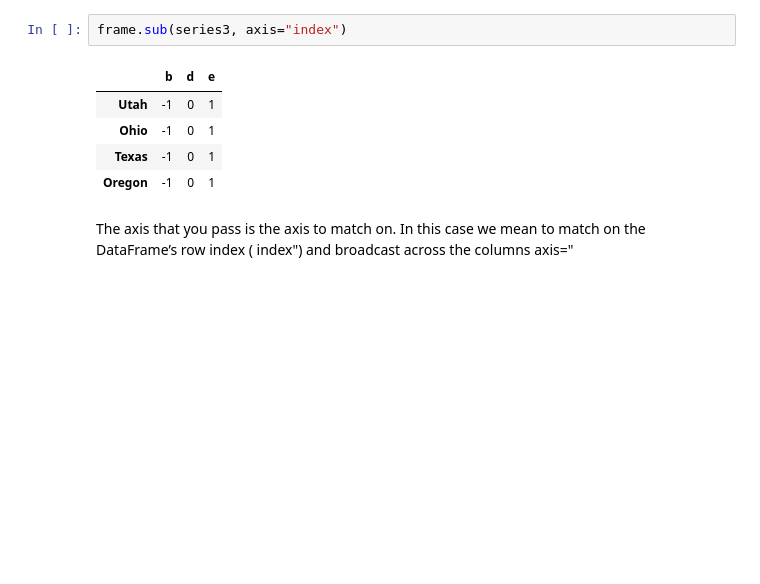
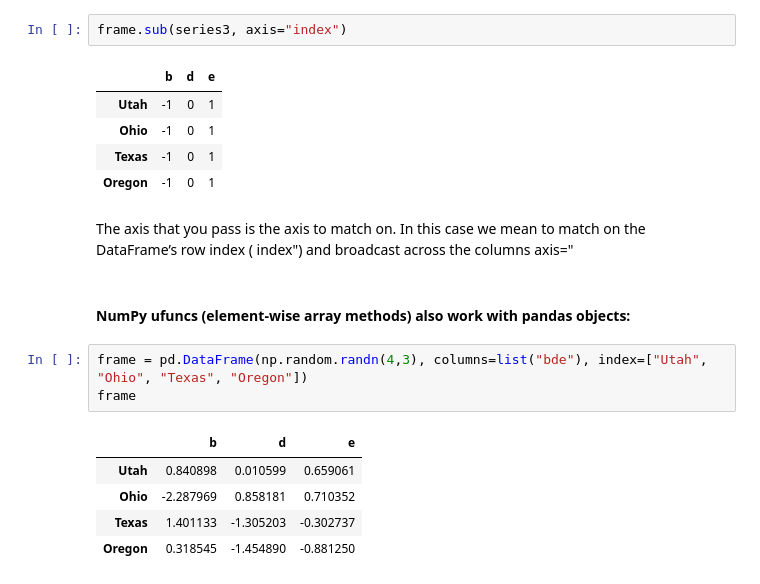
Before and after one commit to navneet-srivastava/python-data-analysis, a Jupyter notebook: pandas_tut.ipynb, the cells around one changed output. Saved outputs shown, nothing was run; the diff lists cells and outputs as text; blank space fills up the shorter version.

Commit message:
Add pandas ufunc, apply, and applymap examples.
Cover element-wise NumPy methods and row/column function application.

Co-authored-by: Cursor <cursoragent@cursor.com>

```diff
--- a/pandas_tut.ipynb
+++ b/pandas_tut.ipynb
@@ -1517,3 +1517,14 @@ The axis that you pass is the axis to match on. In this case we mean to match on
 DataFrame’s row index (
 index") and broadcast across the columns
 axis="
+# %% [markdown]
+#### NumPy ufuncs (element-wise array methods) also work with pandas objects:
+# %%
+frame = pd.DataFrame(np.random.randn(4,3), columns=list("bde"), index=["Utah", "Ohio", "Texas", "Oregon"])
+frame
+# %% [output]
+|  | b | d | e |
+| Utah | 0.840898 | 0.010599 | 0.659061 |
+| Ohio | -2.287969 | 0.858181 | 0.710352 |
+| Texas | 1.401133 | -1.305203 | -0.302737 |
+| Oregon | 0.318545 | -1.454890 | -0.881250 |
```
Also changed, not shown: parts of 10 cells of this notebook.
